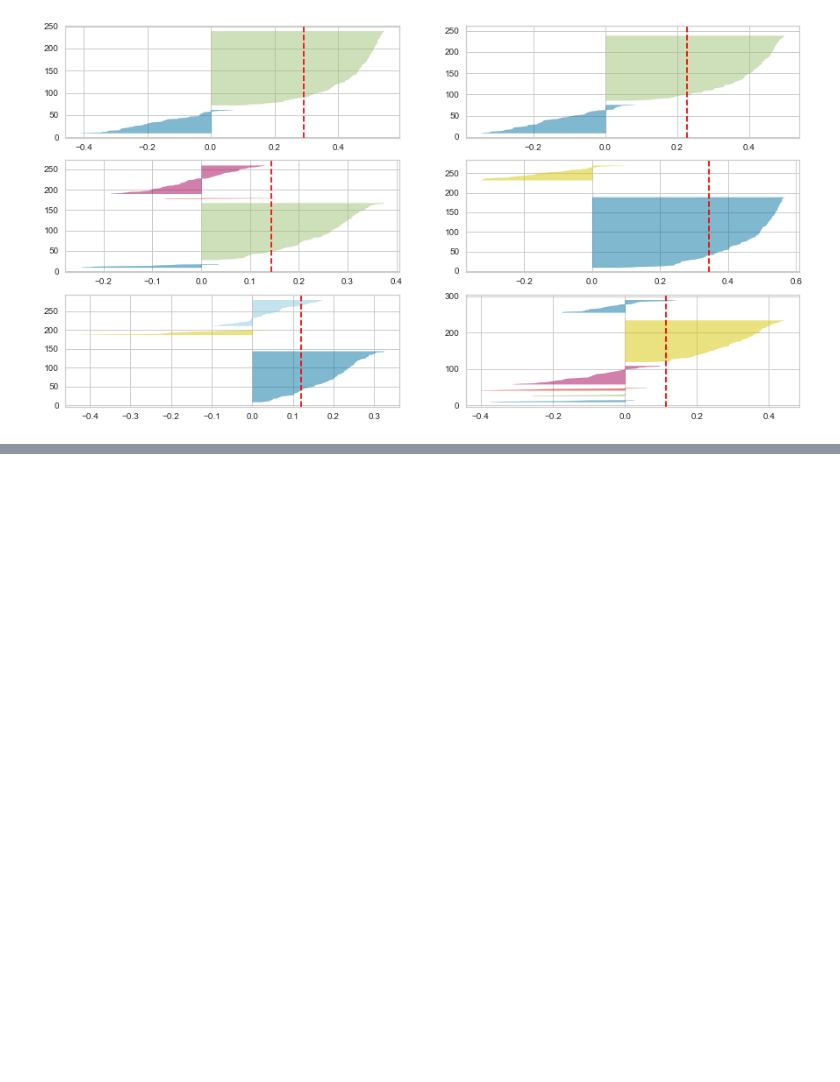
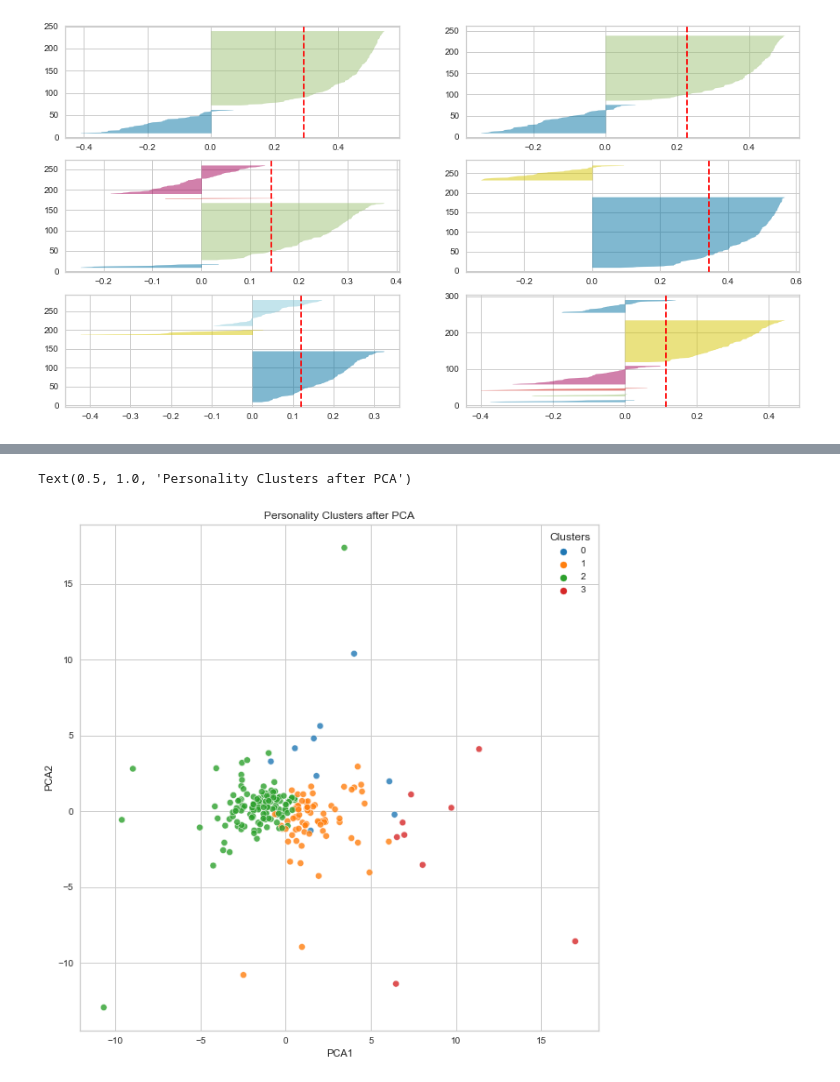
Before and after one commit to SangHui48/zerobase_algorithm_study2, a Jupyter notebook: ML_project/한상희/tproject2.ipynb, the cells around one changed output, grey strips where cells are left out. Drawn from its saved outputs; the diff is of its cells as text; code cells hidden in the pictures; blank space fills up the shorter version.

```diff
--- a/ML_project/한상희/tproject2.ipynb
+++ b/ML_project/한상희/tproject2.ipynb
@@ -150,0 +154,3 @@ for i in [2, 3, 4, 5, 6, 7]:
+# %%
+choose_cluster = KMeans(n_clusters=4, max_iter=100, init='k-means++', random_state=13)
+choose_cluster.fit(big5_country_scaled)
@@ -150,0 +159,4 @@ for i in [2, 3, 4, 5, 6, 7]:
+# %%
+pca_df = big5_country_scaled.copy()
+pca_df['Cluster_Id'] = choose_cluster.labels_
+pca_df.head()
@@ -150,0 +195,9 @@ for i in [2, 3, 4, 5, 6, 7]:
+# %%
+from sklearn.decomposition import PCA
+
+pca = PCA(n_components=2)
+pca_fit = pca.fit_transform(pca_df)
+
+pca_result = pd.DataFrame(data=pca_fit, columns=['PCA1', 'PCA2'])
+pca_result['Clusters'] = choose_cluster.labels_
+pca_result.head()
@@ -150,0 +211,7 @@ for i in [2, 3, 4, 5, 6, 7]:
+# %%
+plt.figure(figsize=(10,10))
+sns.scatterplot(data=pca_result, x='PCA1', y='PCA2', hue='Clusters', palette='tab10', alpha=0.8)
+plt.title('Personality Clusters after PCA')
+# %% [output]
+Text(0.5, 1.0, 'Personality Clusters after PCA')
+[figure, added]
```
Also changed, not shown: parts of 16 cells of this notebook.
